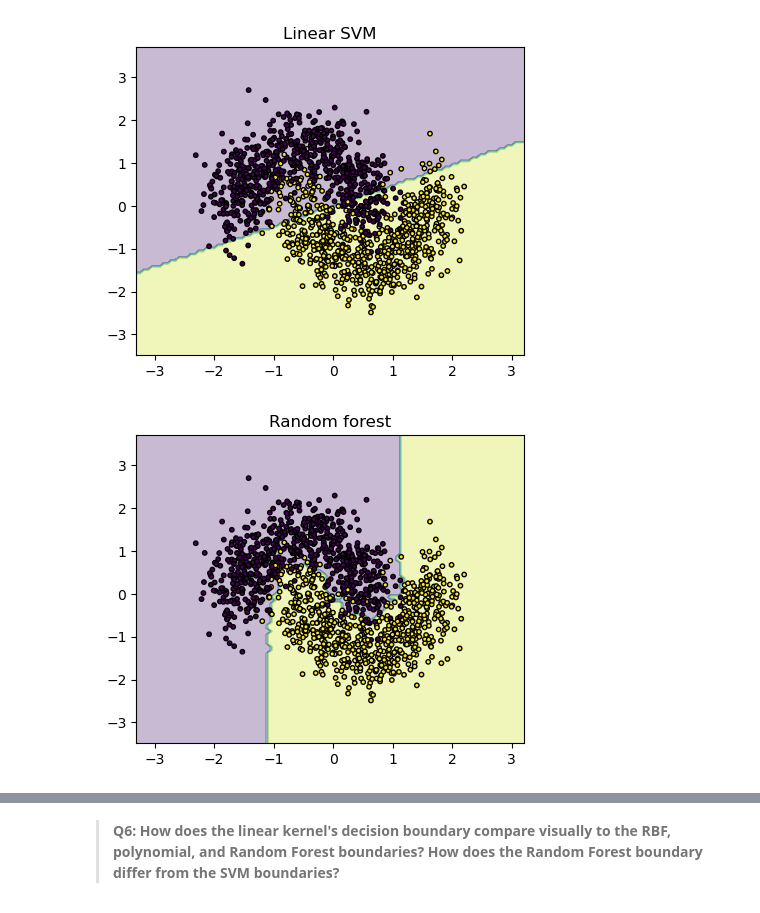
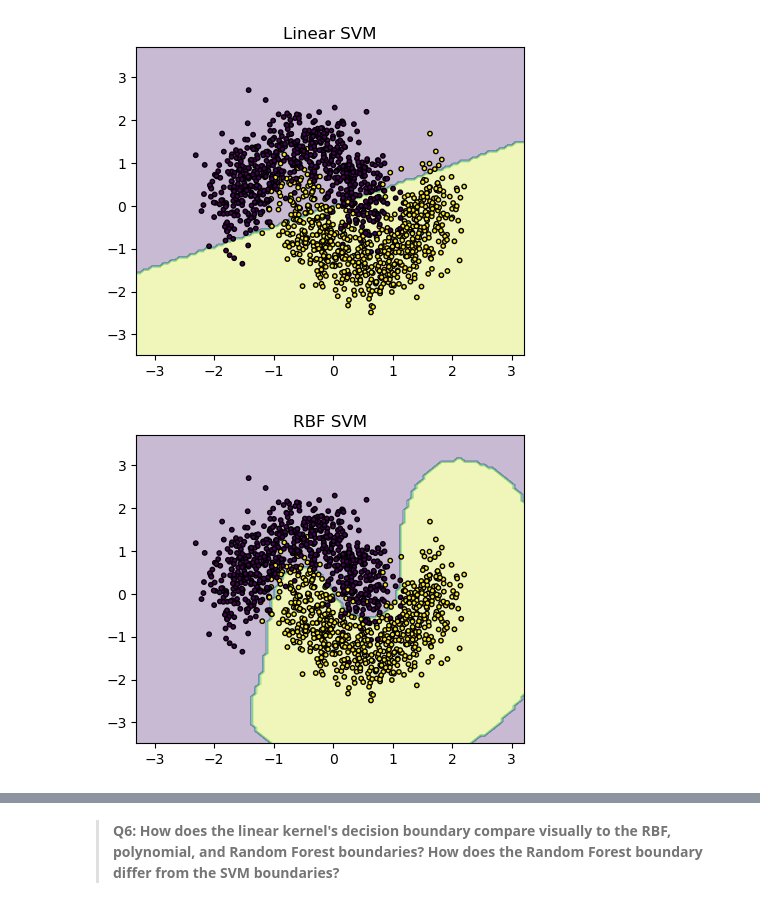
Before and after one commit to vedikaS-byte/eds232-labs, a Jupyter notebook: lab8.ipynb, the cells around one changed output, grey strips where cells are left out. Drawn from its saved outputs; the diff is of its cells as text; code cells hidden in the pictures.

```diff
--- a/lab8.ipynb
+++ b/lab8.ipynb
@@ -406,16 +413,14 @@ ax.set_title("Linear SVM")
 plt.show()
 # %% [output]
 [figure]
-# %%
-# Random forest decision boundary
-fig, ax = plt.subplots(figsize = (5,4))
-DecisionBoundaryDisplay.from_estimator(best_rf, X_train_scale, ax = ax, response_method="predict", alpha = .3)
-ax.scatter(X_train_scale[:,0], X_train_scale[:,1], c = y_train, s = 10, edgecolors="k")
-ax.set_title("Random forest")
-plt.show()
-# %% [output]
-[figure]
 # %%
 # RBF decision boundary
+fig, ax = plt.subplots(figsize = (5,4))
+DecisionBoundaryDisplay.from_estimator(best_rbf, X_train_scale, ax = ax, response_method="predict", alpha = .3)
+ax.scatter(X_train_scale[:,0], X_train_scale[:,1], c = y_train, s = 10, edgecolors="k")
+ax.set_title("RBF SVM")
+plt.show()
+# %% [output]
+[figure, added]
 # %%
 # Polynomial decision boundary
```
Also changed, not shown: parts of 13 cells of this notebook.
